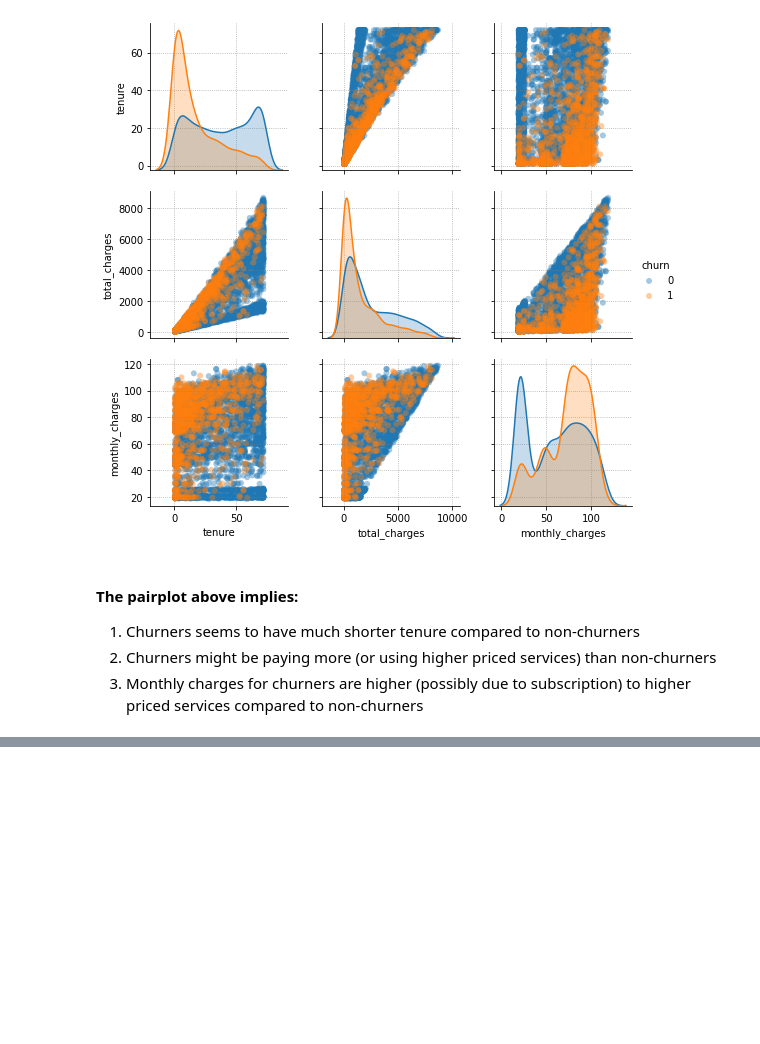
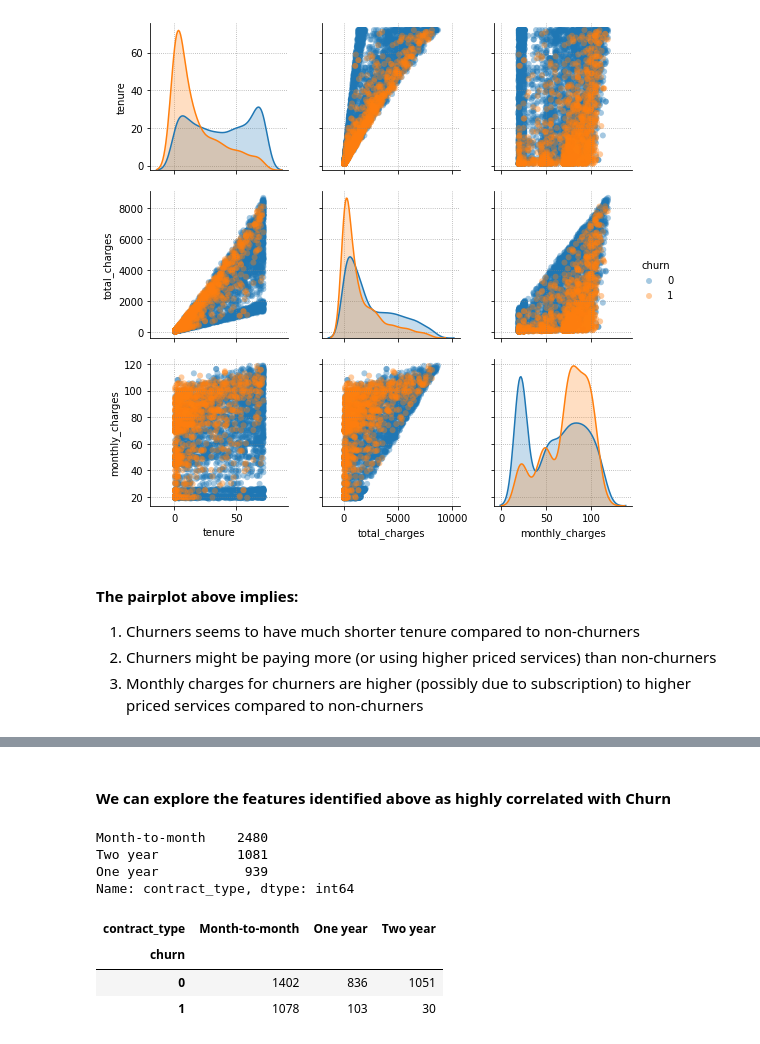
Before and after one commit to ravinder79/Telco_Churn, a Jupyter notebook: Telco_Churn_Final.ipynb, the cells around one changed output, grey strips where cells are left out. Drawn from its saved outputs; the diff is of its cells as text; code cells hidden in the pictures; blank space fills up the shorter version.

```diff
--- a/Telco_Churn_Final.ipynb
+++ b/Telco_Churn_Final.ipynb
@@ -146,0 +222,17 @@ sns.heatmap(train.corr(), cmap='Blues')
+# %% [markdown]
+#### We can explore the features identified above as highly correlated with Churn
+# %%
+train.contract_type.value_counts()
+# %% [output]
+Month-to-month    2480
+Two year          1081
+One year           939
+Name: contract_type, dtype: int64
+# %%
+observed = pd.crosstab(train.churn, train.contract_type)
+observed
+# %% [output]
+| contract_type | Month-to-month | One year | Two year |
+| churn |  |  |  |
+| 0 | 1402 | 836 | 1051 |
+| 1 | 1078 | 103 | 30 |
```
Also changed, not shown: parts of 21 cells of this notebook.
